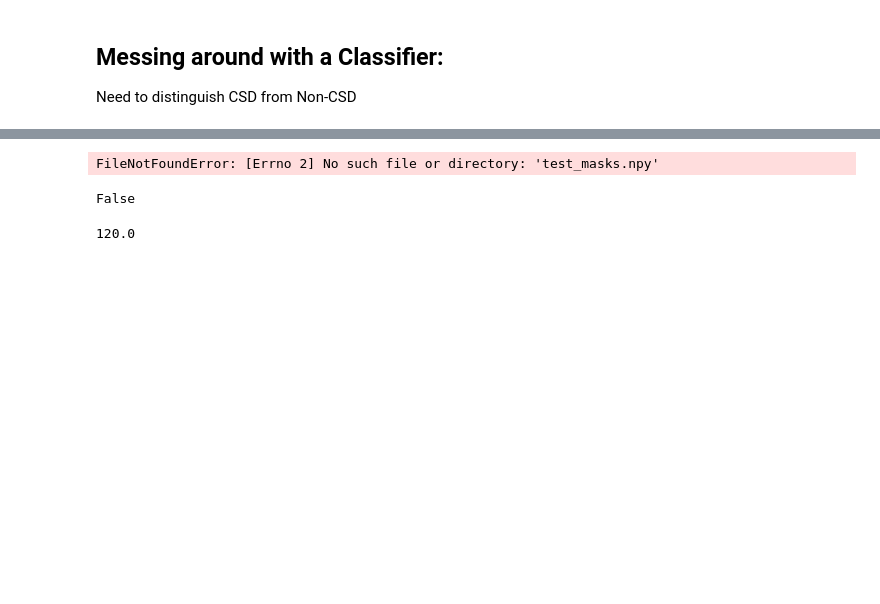
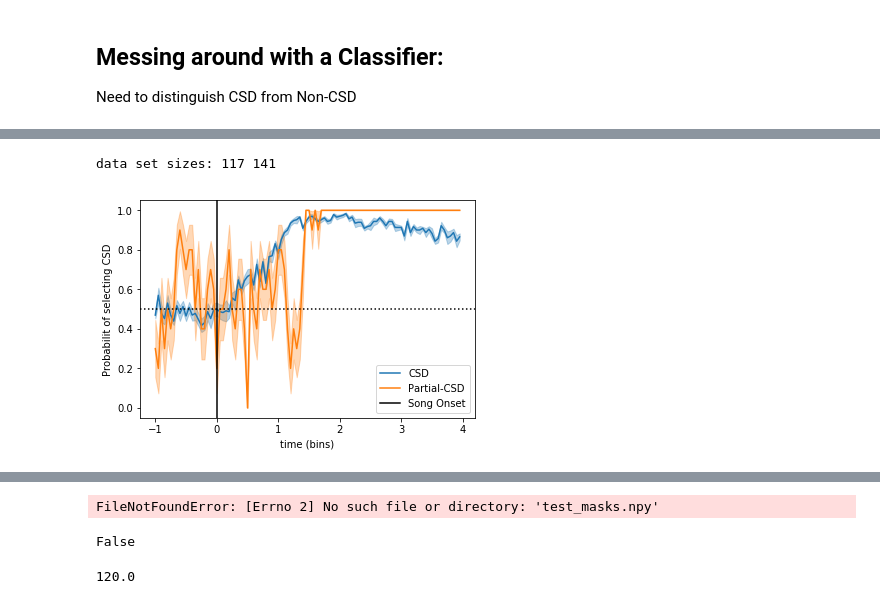
Before and after one commit to aperkes/PostureAnalysis, a Jupyter notebook: cloud_sandbox.ipynb, the cells around one changed output, grey strips where cells are left out. Saved outputs shown, nothing was run; the diff lists cells and outputs as text; code cells hidden in the pictures; blank space fills up the shorter version.

```diff
--- a/cloud_sandbox.ipynb
+++ b/cloud_sandbox.ipynb
@@ -130,6 +166,11 @@ non_array = np.array(non_list)
 part_array = np.array(part_list)
 csd_array = np.array(csd_list)
 max_balance = min(len(non_array),len(csd_array))
+
+non_array_dist = np.array(non_dist)
+part_array_dist = np.array(part_dist)
+csd_array_dist = np.array(csd_dist)
+
 
 print(csd_array.shape,non_array.shape)
 y = np.zeros(max_balance * 2)
@@ -201,0 +362,8 @@ Ry_test = Ry[1::2]
+# %%
+data = (csd_array_dist,non_array_dist)
+
+target_array,background_array,bonus_array = bootstrap_RFC(data,iterations=10,bonus_data=part_array_dist)
+_ = plot_rf(target_array,bonus_array,classes=['CSD','Partial-CSD'])
+# %% [output]
+data set sizes: 117 141
+[figure, added]
```
Also changed, not shown: parts of 36 cells of this notebook, 2 other files.
